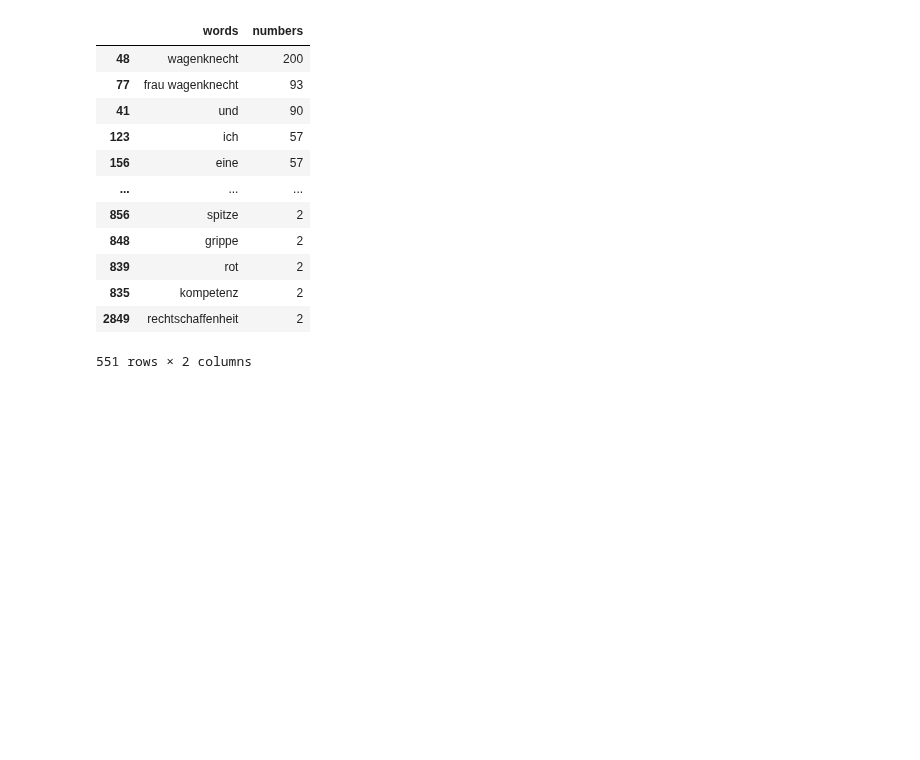
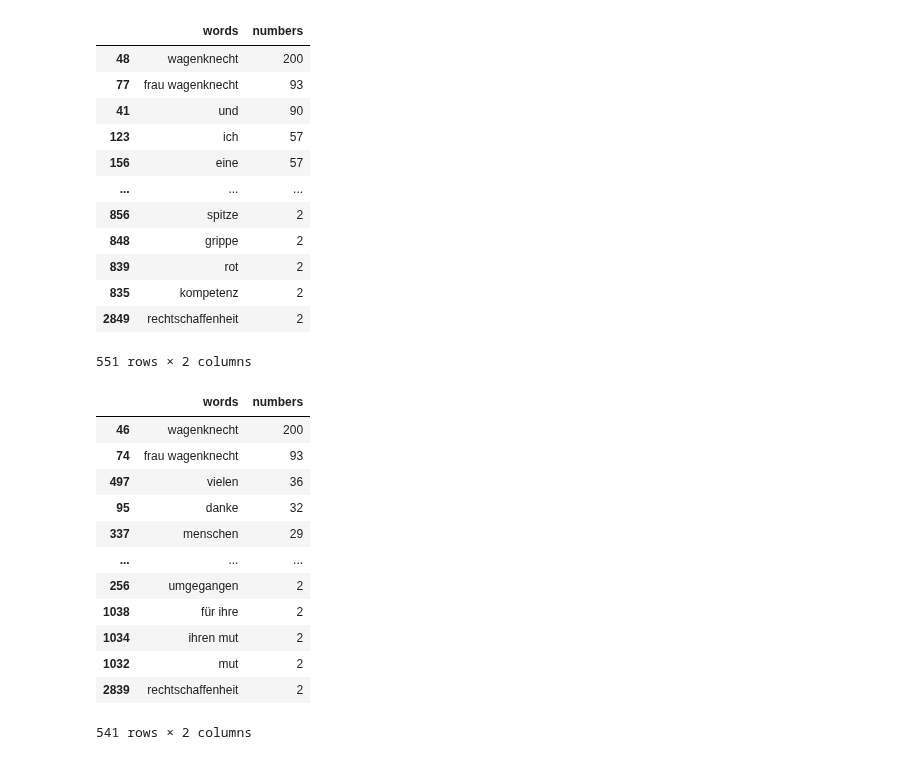
Before and after one commit to DataDivasCAU/DataDivas, a Jupyter notebook: quest 5/jupyter notebook/Sahra_Wagenknecht_Comments_wordCloud_B.ipynb, the cells around one changed output. Drawn from its saved outputs; the diff is of its cells as text; code cells hidden in the pictures; blank space fills up the shorter version.

```diff
--- a/quest 5/jupyter notebook/Sahra_Wagenknecht_Comments_wordCloud_B.ipynb
+++ b/quest 5/jupyter notebook/Sahra_Wagenknecht_Comments_wordCloud_B.ipynb
@@ -140,3 +159,23 @@ filtered_words = [ "ich", "und", "nicht", "das", "ist", "zu", "der", "eine", 'wa
 
 # Filter out words by lowercasing
 filtered_keywords = [w for w in flattened_keywords if w.lower() not in [fw.lower() for fw in filtered_words]]
+# %%
+filtered_keywords_df = pd.DataFrame()
+filtered_keywords_df['words'] = Counter(filtered_keywords).keys()
+filtered_keywords_df['numbers'] = Counter(filtered_keywords).values()
+frequent_words_filtered = filtered_keywords_df.loc[filtered_keywords_df['numbers'] > 1].sort_values(by='numbers', ascending=False)
+frequent_words_filtered
+# %% [output]
+|  | words | numbers |
+| 46 | wagenknecht | 200 |
+| 74 | frau wagenknecht | 93 |
+| 497 | vielen | 36 |
+| 95 | danke | 32 |
+| 337 | menschen | 29 |
+| ... | ... | ... |
+| 256 | umgegangen | 2 |
+| 1038 | für ihre | 2 |
+| 1034 | ihren mut | 2 |
+| 1032 | mut | 2 |
+| 2839 | rechtschaffenheit | 2 |
+541 rows × 2 columns
```
Also changed, not shown: parts of 8 cells of this notebook, 12 other files.
